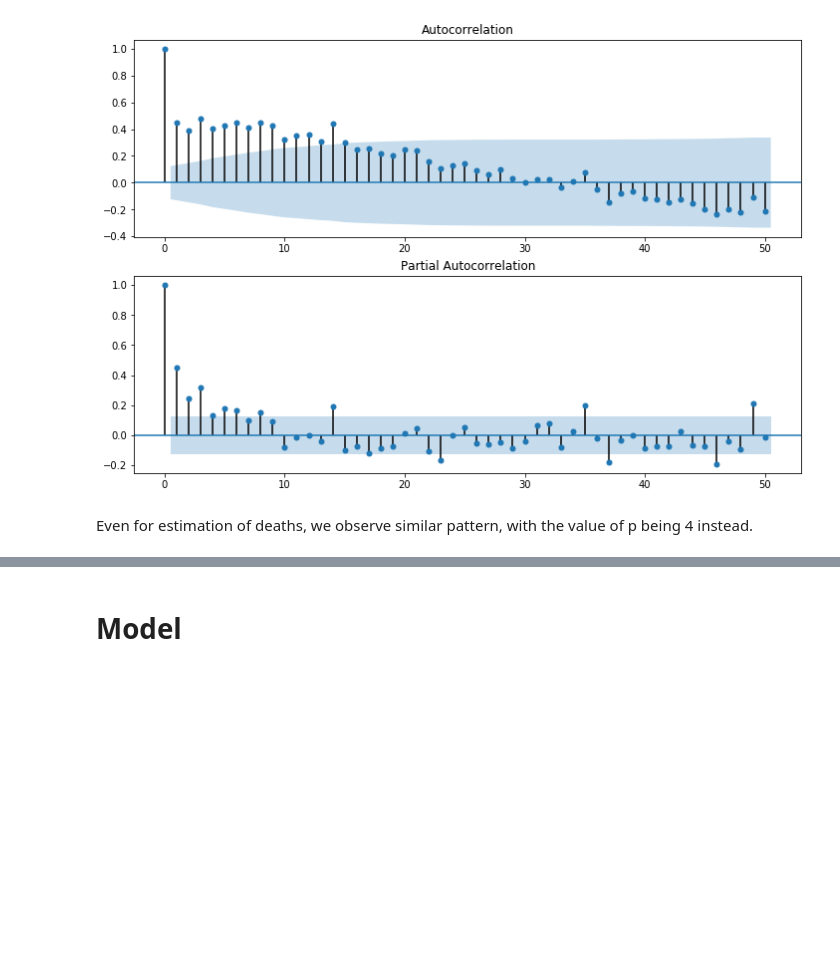
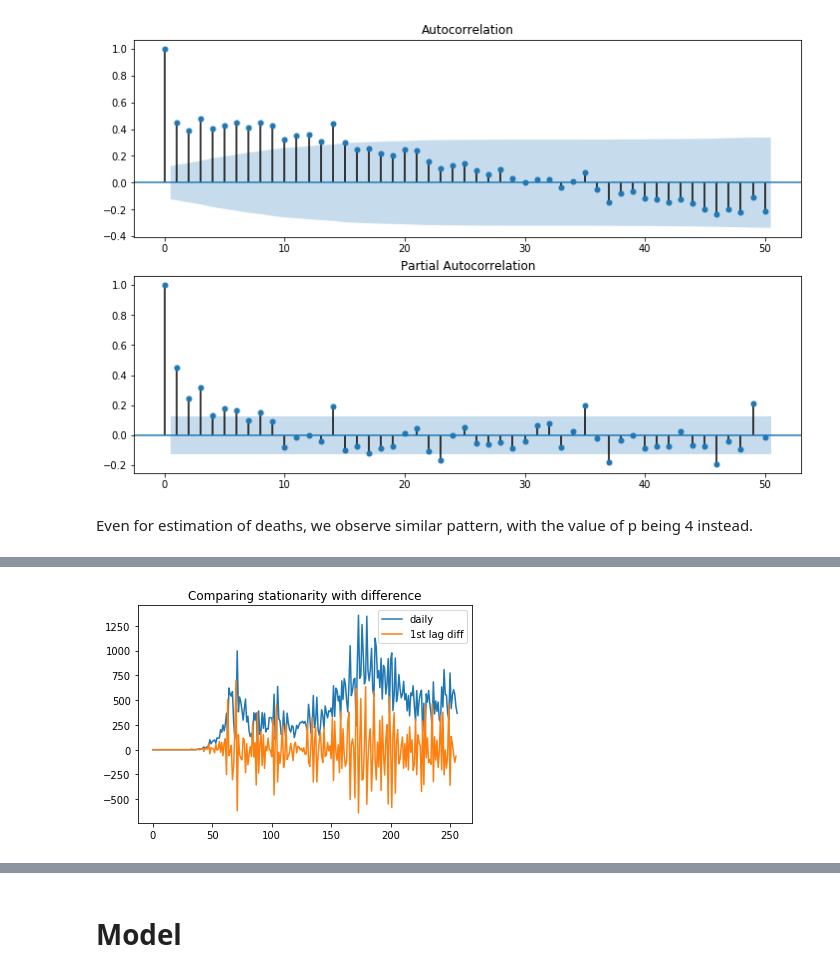
Before and after one commit to kmair/covid-usa, a Jupyter notebook: EDA.ipynb, the cells around one changed output, grey strips where cells are left out. Cells and saved outputs as stored; diff of their text form; code cells hidden in the pictures; blank space fills up the shorter version.

```diff
--- a/EDA.ipynb
+++ b/EDA.ipynb
@@ -403,0 +425,4 @@ Even for estimation of deaths, we observe similar pattern, with the value of p b
+# %%
+df_s = df[df.state=='Washington']
+
+df_s
@@ -403,0 +443,4 @@ Even for estimation of deaths, we observe similar pattern, with the value of p b
+# %%
+orig = df_s.cases.values
+first_diff = df_s.cases.diff().values[1:]
+second_diff = df_s.cases.diff().diff().values[2:]
@@ -403,0 +500,7 @@ Even for estimation of deaths, we observe similar pattern, with the value of p b
+# %%
+plt.plot(first_diff, label='daily')
+plt.plot(second_diff, label='1st lag diff')
+plt.title('Comparing stationarity with difference')
+plt.legend();
+# %% [output]
+[figure, added]
```
Also changed, not shown: parts of 47 cells of this notebook, 2 other files.
